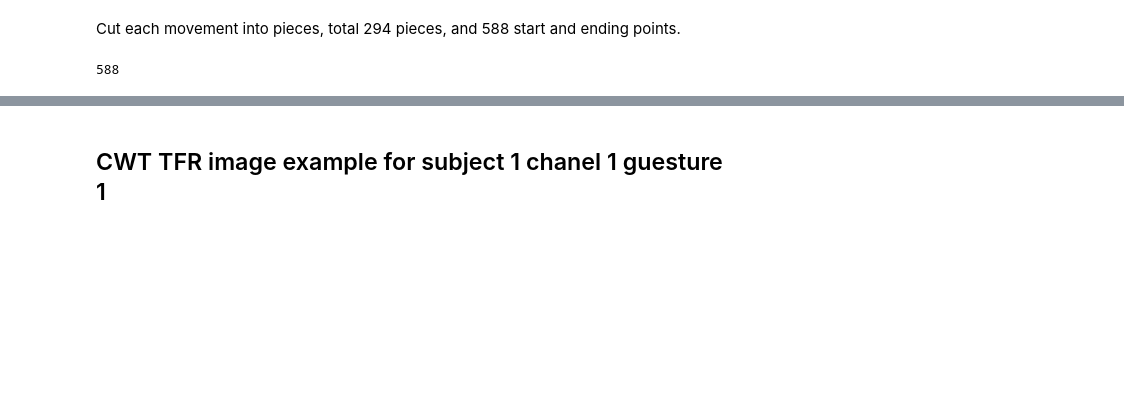
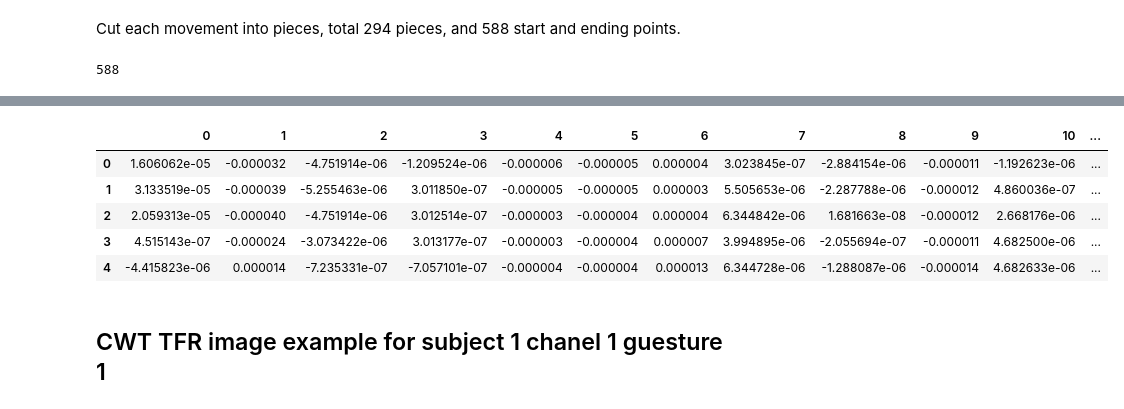
Before and after one commit to chenkecoco1/EMG_Analysis, a Jupyter notebook: SIGNAL0.ipynb, the cells around one changed output, grey strips where cells are left out. Saved outputs shown, nothing was run; the diff lists cells and outputs as text; code cells hidden in the pictures; blank space fills up the shorter version.

```diff
--- a/SIGNAL0.ipynb
+++ b/SIGNAL0.ipynb
@@ -161,3 +181,12 @@ S40=import_db2_unrefined(r'C:\Ninapro', 40, rest_length_cap=999)['rep_regions']
+# %%
+df40.head()
+# %% [output]
+|  | 0 | 1 | 2 | 3 | 4 | 5 | 6 | 7 | 8 | 9 | 10 | ... |
+| 0 | 1.606062e-05 | -0.000032 | -4.751914e-06 | -1.209524e-06 | -0.000006 | -0.000005 | 0.000004 | 3.023845e-07 | -2.884154e-06 | -0.000011 | -1.192623e-06 | ... |
+| 1 | 3.133519e-05 | -0.000039 | -5.255463e-06 | 3.011850e-07 | -0.000005 | -0.000005 | 0.000003 | 5.505653e-06 | -2.287788e-06 | -0.000012 | 4.860036e-07 | ... |
+| 2 | 2.059313e-05 | -0.000040 | -4.751914e-06 | 3.012514e-07 | -0.000003 | -0.000004 | 0.000004 | 6.344842e-06 | 1.681663e-08 | -0.000012 | 2.668176e-06 | ... |
+| 3 | 4.515143e-07 | -0.000024 | -3.073422e-06 | 3.013177e-07 | -0.000003 | -0.000004 | 0.000007 | 3.994895e-06 | -2.055694e-07 | -0.000011 | 4.682500e-06 | ... |
+| 4 | -4.415823e-06 | 0.000014 | -7.235331e-07 | -7.057101e-07 | -0.000004 | -0.000004 | 0.000013 | 6.344728e-06 | -1.288087e-06 | -0.000014 | 4.682633e-06 | ... |
 # %% [markdown]
 ## CWT TFR image example for subject 1 chanel 1 guesture 1
 # %%
```
Also changed, not shown: parts of 9 cells of this notebook.
